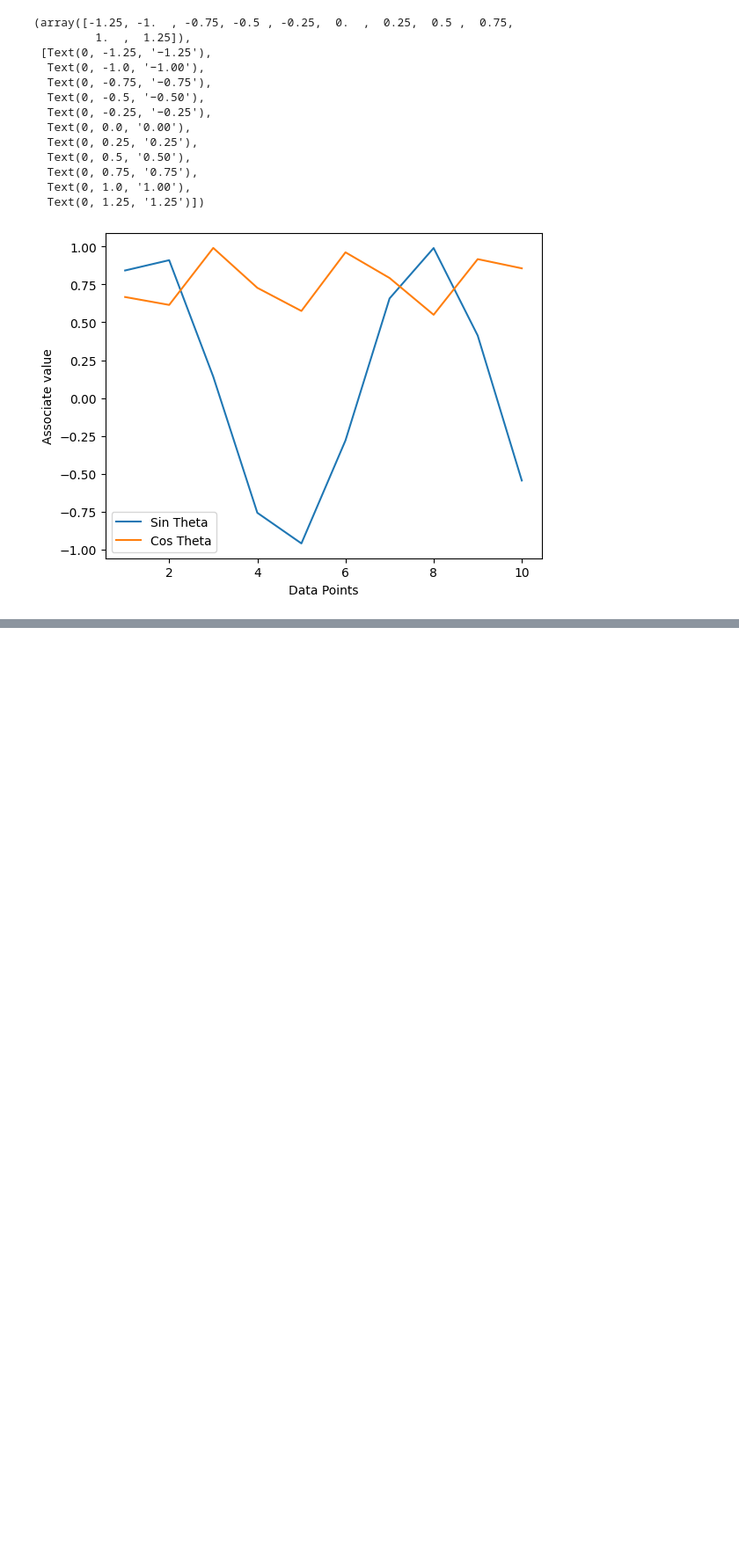
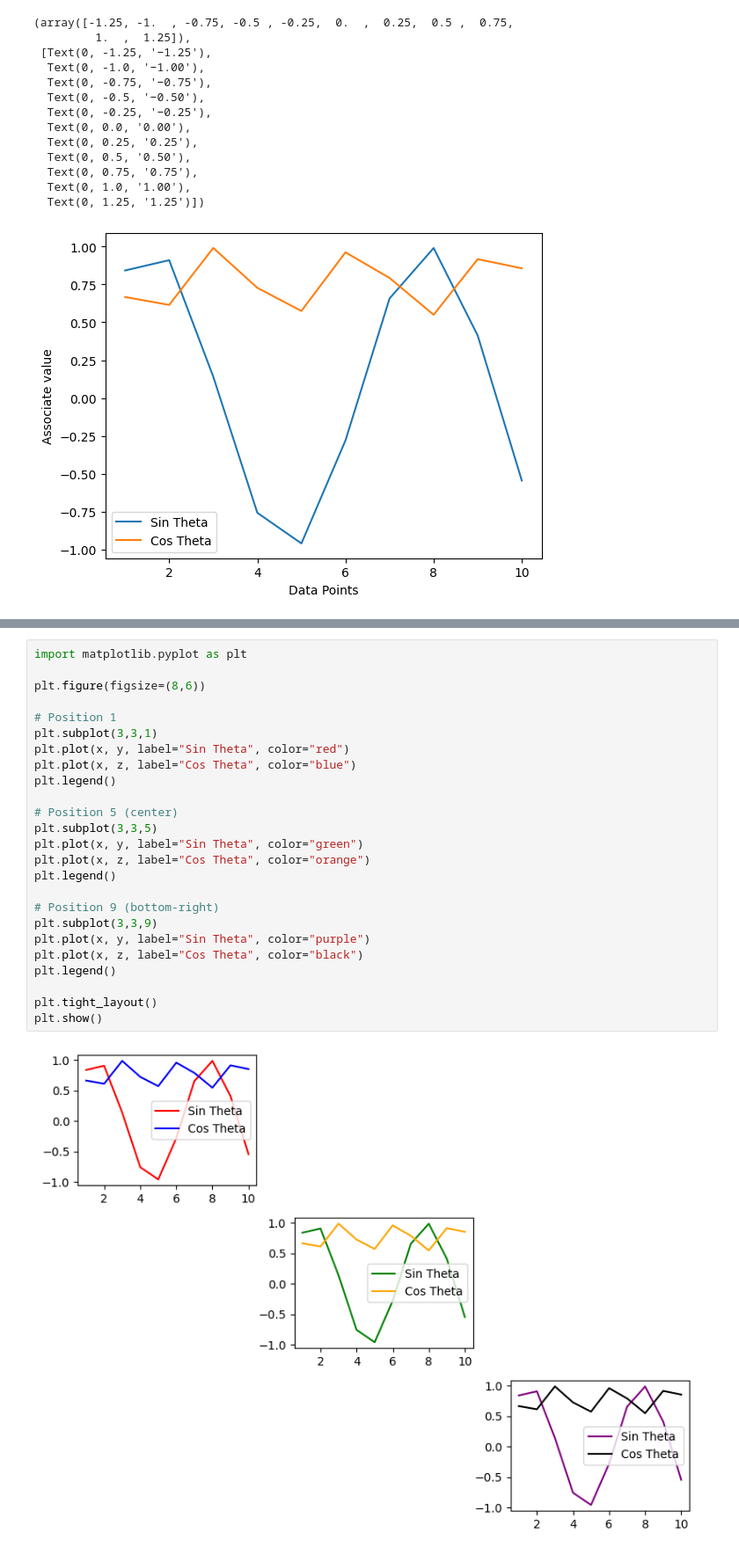
Before and after one commit to rishu2026/Python_Assignment, a Jupyter notebook: Day7/matplot_lib.ipynb, the cells around one changed output, grey strips where cells are left out. Shown at 88% size. Drawn from its saved outputs; the diff is of its cells as text; blank space fills up the shorter version.

```diff
--- a/Day7/matplot_lib.ipynb
+++ b/Day7/matplot_lib.ipynb
@@ -127,0 +165,27 @@ plt.yticks()
+# %%
+import matplotlib.pyplot as plt
+
+plt.figure(figsize=(8,6))
+
+# Position 1
+plt.subplot(3,3,1)
+plt.plot(x, y, label="Sin Theta", color="red")
+plt.plot(x, z, label="Cos Theta", color="blue")
+plt.legend()
+
+# Position 5 (center)
+plt.subplot(3,3,5)
+plt.plot(x, y, label="Sin Theta", color="green")
+plt.plot(x, z, label="Cos Theta", color="orange")
+plt.legend()
+
+# Position 9 (bottom-right)
+plt.subplot(3,3,9)
+plt.plot(x, y, label="Sin Theta", color="purple")
+plt.plot(x, z, label="Cos Theta", color="black")
+plt.legend()
+
+plt.tight_layout()
+plt.show()
+# %% [output]
+[figure, added]
```
Also changed, not shown: parts of 15 cells of this notebook.
